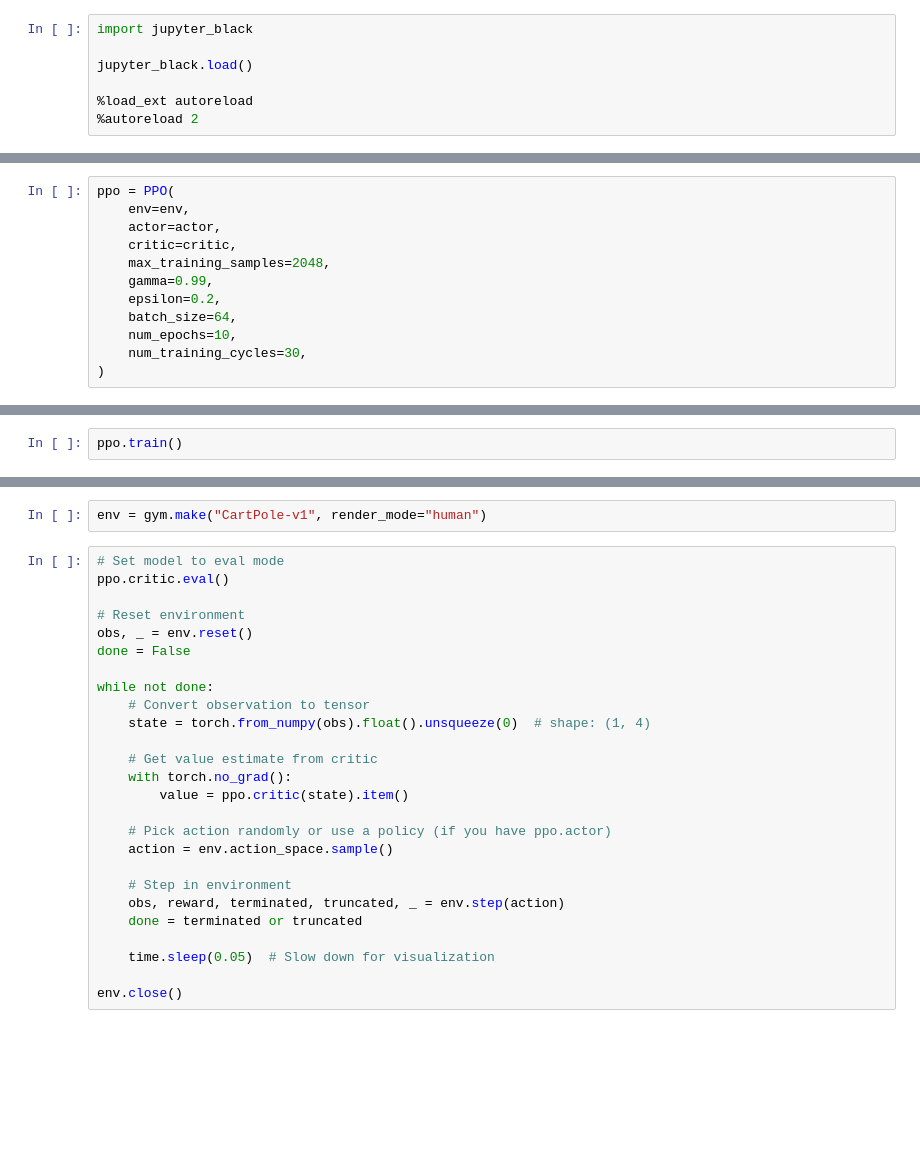
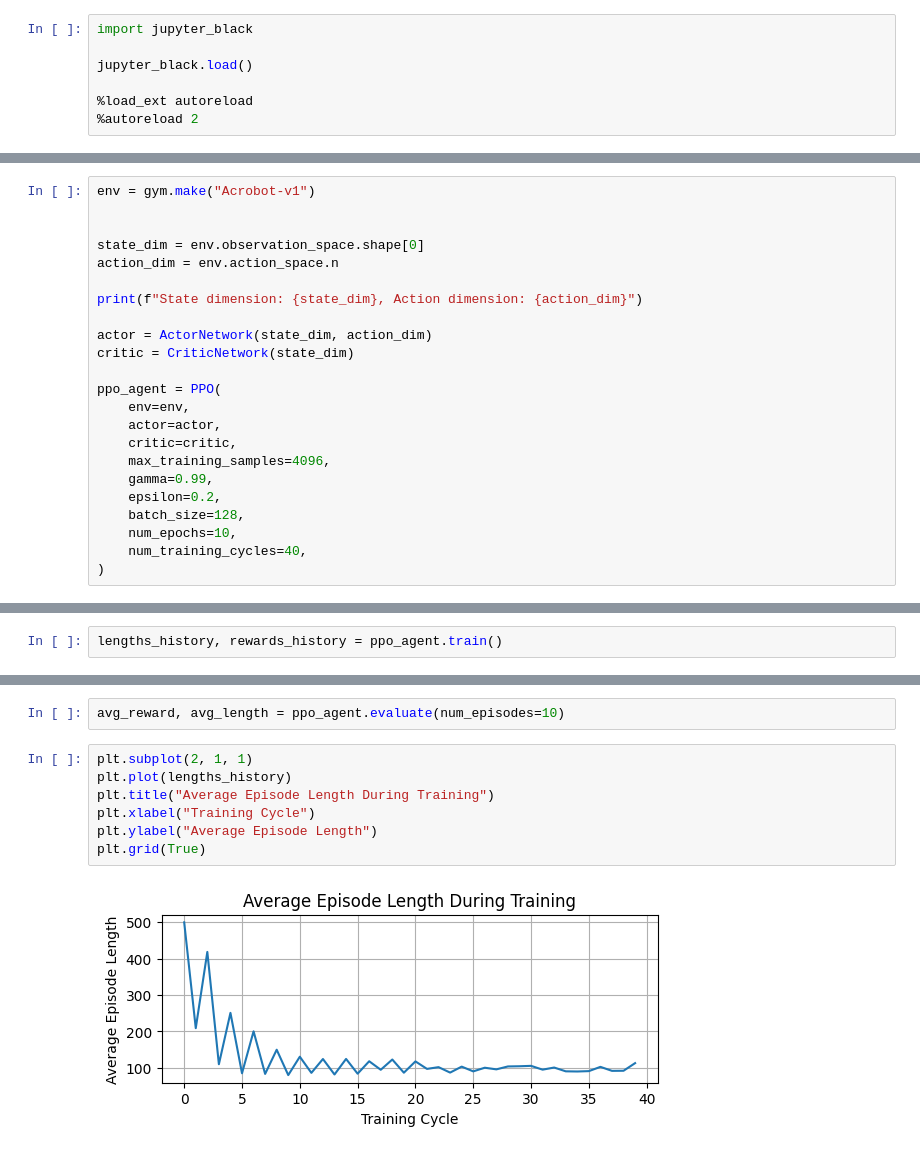
Before and after one commit to lawrence-04/DS-and-ML-Fundamental-Algorithms, a Jupyter notebook: ppo/example.ipynb, the cells around one changed output, grey strips where cells are left out. Saved outputs shown, nothing was run; the diff lists cells and outputs as text; blank space fills up the shorter version.

```diff
--- a/ppo/example.ipynb
+++ b/ppo/example.ipynb
@@ -35,12 +44,23 @@ critic = nn.Sequential(
 # %%
-ppo = PPO(
+env = gym.make("Acrobot-v1")
+
+
+state_dim = env.observation_space.shape[0]
+action_dim = env.action_space.n
+
+print(f"State dimension: {state_dim}, Action dimension: {action_dim}")
+
+actor = ActorNetwork(state_dim, action_dim)
+critic = CriticNetwork(state_dim)
+
+ppo_agent = PPO(
     env=env,
     actor=actor,
     critic=critic,
-    max_training_samples=2048,
+    max_training_samples=4096,
     gamma=0.99,
     epsilon=0.2,
-    batch_size=64,
+    batch_size=128,
     num_epochs=10,
-    num_training_cycles=30,
+    num_training_cycles=40,
 )
@@ -47,2 +69,2 @@ ppo = PPO(
 # %%
-ppo.train()
+lengths_history, rewards_history = ppo_agent.train()
@@ -63,28 +71,11 @@ Average episode length: 19.232142857142858
-# %%
-env = gym.make("CartPole-v1", render_mode="human")
-# %%
-# Set model to eval mode
-ppo.critic.eval()
-
-# Reset environment
-obs, _ = env.reset()
-done = False
-
-while not done:
-    # Convert observation to tensor
-    state = torch.from_numpy(obs).float().unsqueeze(0)  # shape: (1, 4)
-
-    # Get value estimate from critic
-    with torch.no_grad():
-        value = ppo.critic(state).item()
-
-    # Pick action randomly or use a policy (if you have ppo.actor)
-    action = env.action_space.sample()
-
-    # Step in environment
-    obs, reward, terminated, truncated, _ = env.step(action)
-    done = terminated or truncated
-
-    time.sleep(0.05)  # Slow down for visualization
-
-env.close()
+# %%
+avg_reward, avg_length = ppo_agent.evaluate(num_episodes=10)
+# %%
+plt.subplot(2, 1, 1)
+plt.plot(lengths_history)
+plt.title("Average Episode Length During Training")
+plt.xlabel("Training Cycle")
+plt.ylabel("Average Episode Length")
+plt.grid(True)
+# %% [output]
+[figure, added]
```
Also changed, not shown: parts of 6 cells of this notebook, 2 other files.
